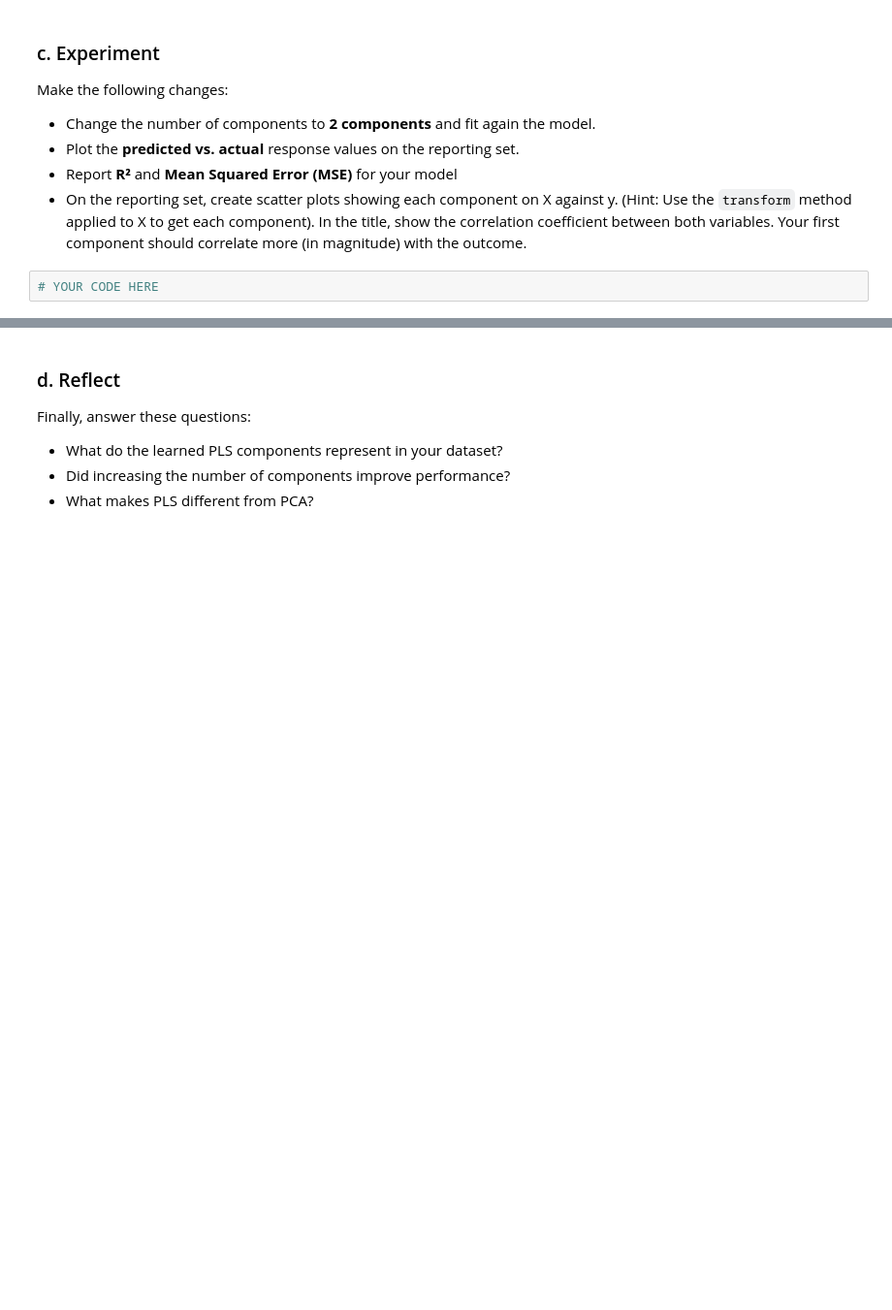
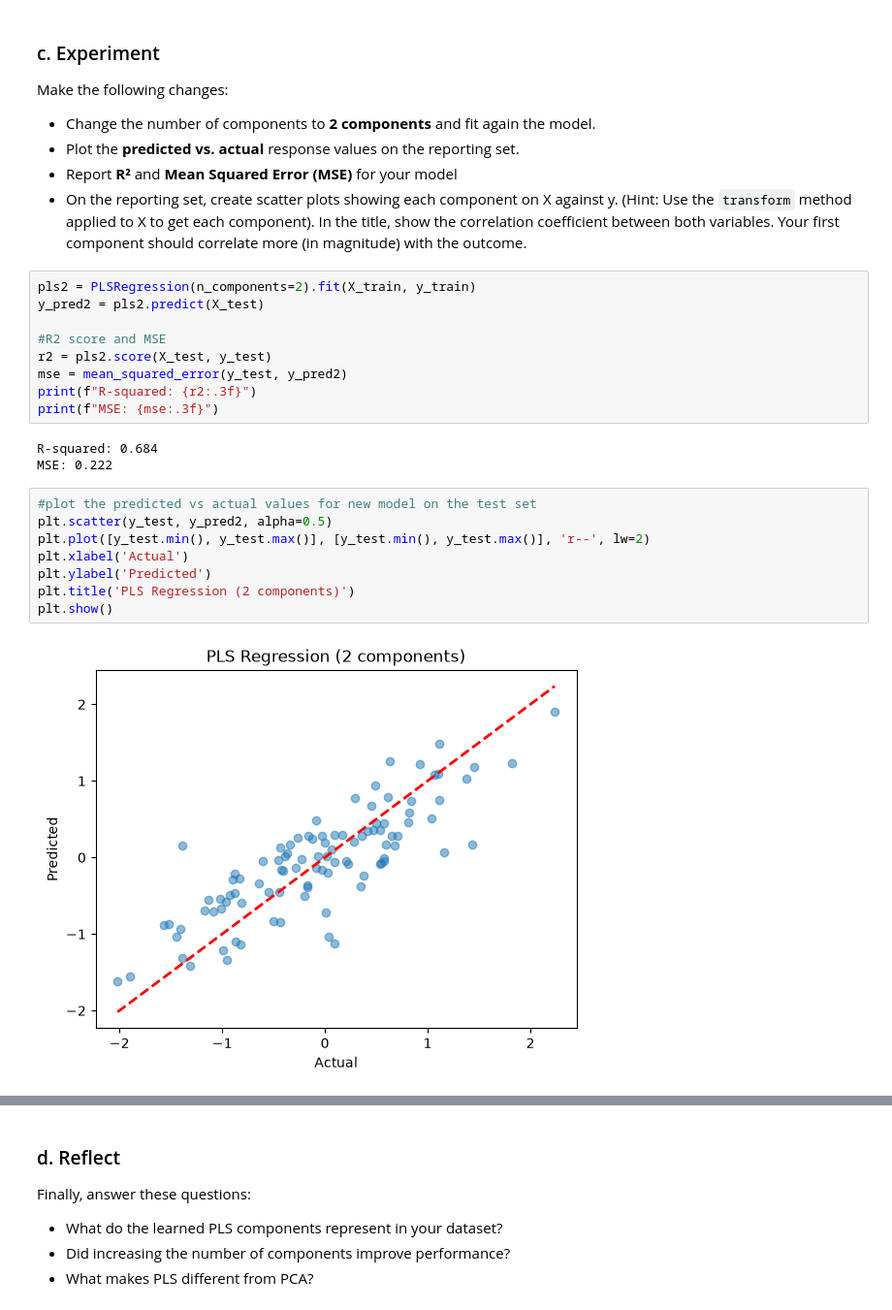
Before and after one commit to Ryanmh1024/machine_learning_lab01, a Jupyter notebook: JD-01-partial-least-squares.ipynb, the cells around one changed output, grey strips where cells are left out. Shown at 97% size. Cells and saved outputs as stored; diff of their text form; blank space fills up the shorter version.

```diff
--- a/JD-01-partial-least-squares.ipynb
+++ b/JD-01-partial-least-squares.ipynb
@@ -59,4 +100,24 @@ Make the following changes:
 - Report **R²** and **Mean Squared Error (MSE)** for your model
 - On the reporting set, create scatter plots showing each component on X against y. (Hint: Use the `transform` method applied to X to get each component). In the title, show the correlation coefficient between both variables. Your first component should correlate more (in magnitude) with the outcome.
 # %%
-# YOUR CODE HERE
+pls2 = PLSRegression(n_components=2).fit(X_train, y_train)
+y_pred2 = pls2.predict(X_test)
+
+#R2 score and MSE
+r2 = pls2.score(X_test, y_test)
+mse = mean_squared_error(y_test, y_pred2)
+print(f"R-squared: {r2:.3f}")
+print(f"MSE: {mse:.3f}")
+# %% [output]
+R-squared: 0.684
+MSE: 0.222
+# %%
+#plot the predicted vs actual values for new model on the test set
+plt.scatter(y_test, y_pred2, alpha=0.5)
+plt.plot([y_test.min(), y_test.max()], [y_test.min(), y_test.max()], 'r--', lw=2)
+plt.xlabel('Actual')
+plt.ylabel('Predicted')
+plt.title('PLS Regression (2 components)')
+plt.show()
+# %% [output]
+[figure, added]
```
Also changed, not shown: parts of 7 cells of this notebook.
